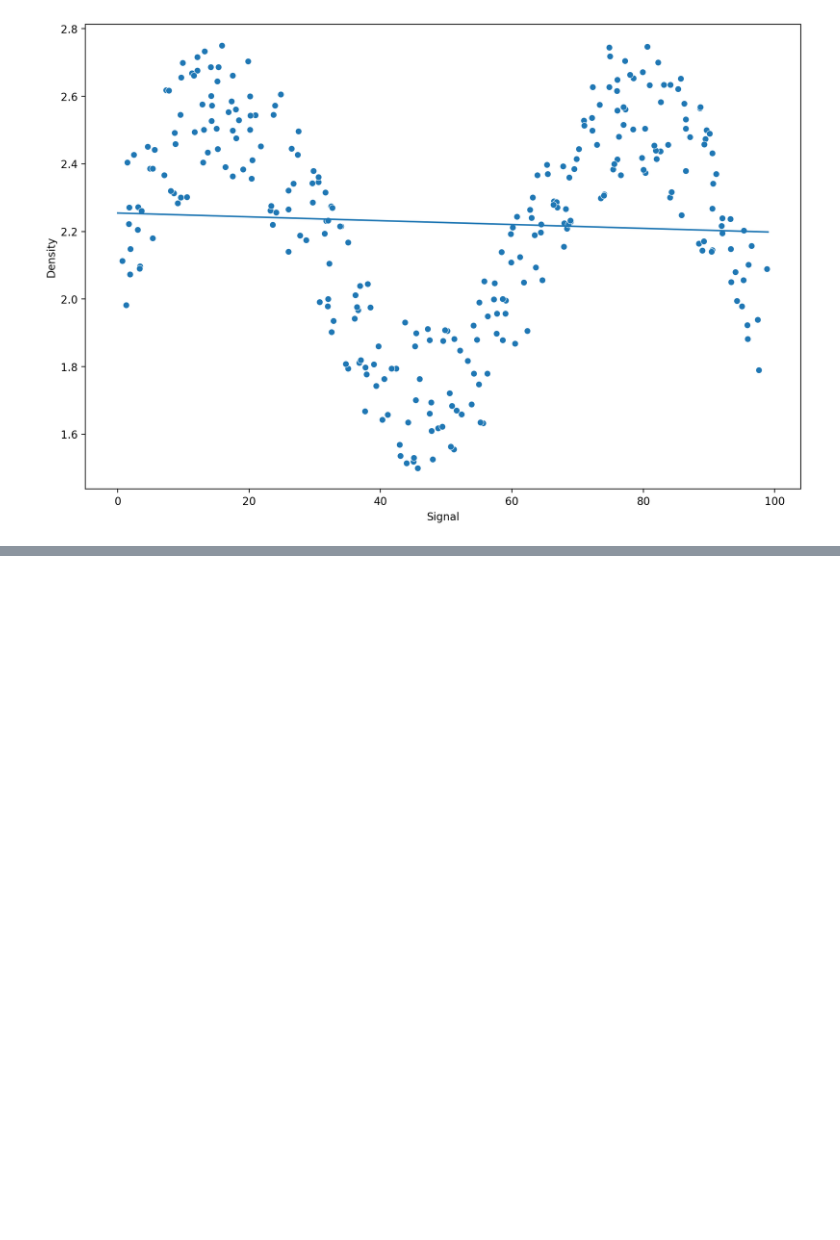
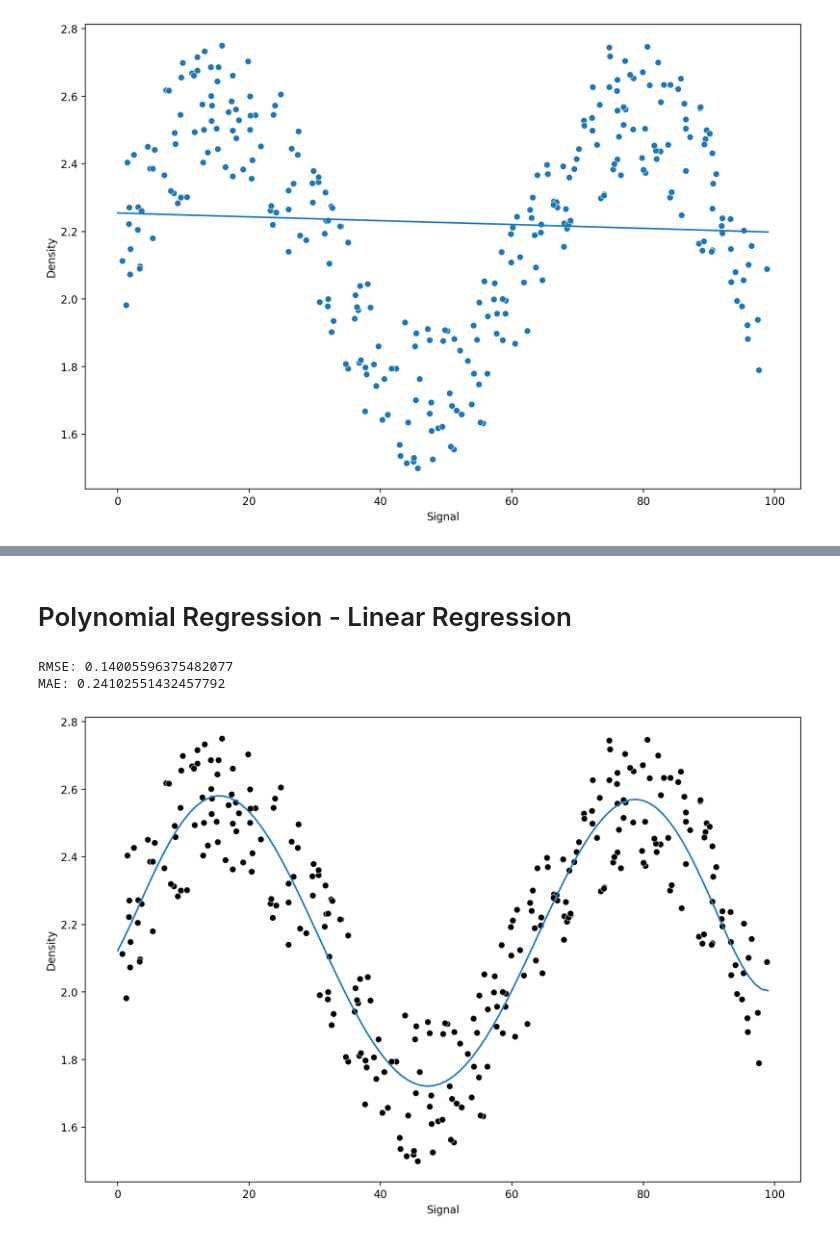
Before and after one commit to ZahrizhalAli/Artificial-Boring-Tunnel-Linear-Regression-model, a Jupyter notebook: [MYSELF]-03_RandomForestRegression.ipynb, the cells around one changed output, grey strips where cells are left out. Saved outputs shown, nothing was run; the diff lists cells and outputs as text; code cells hidden in the pictures; blank space fills up the shorter version.

```diff
--- a/[MYSELF]-03_RandomForestRegression.ipynb
+++ b/[MYSELF]-03_RandomForestRegression.ipynb
@@ -129,0 +161,2 @@ plt.plot(signal_range, signal_preds)
+# %% [markdown]
+# Polynomial Regression - Linear Regression
@@ -129,0 +166,10 @@ plt.plot(signal_range, signal_preds)
+# %%
+# Make pipeline
+pipe =  make_pipeline(PolynomialFeatures(degree=6), LinearRegression())
+# %%
+# Run the pipe
+run_model(pipe, X_train, y_train, X_test,  y_test)
+# %% [output]
+RMSE: 0.14005596375482077
+MAE: 0.24102551432457792
+[figure, added]
```
Also changed, not shown: parts of 18 cells of this notebook.
